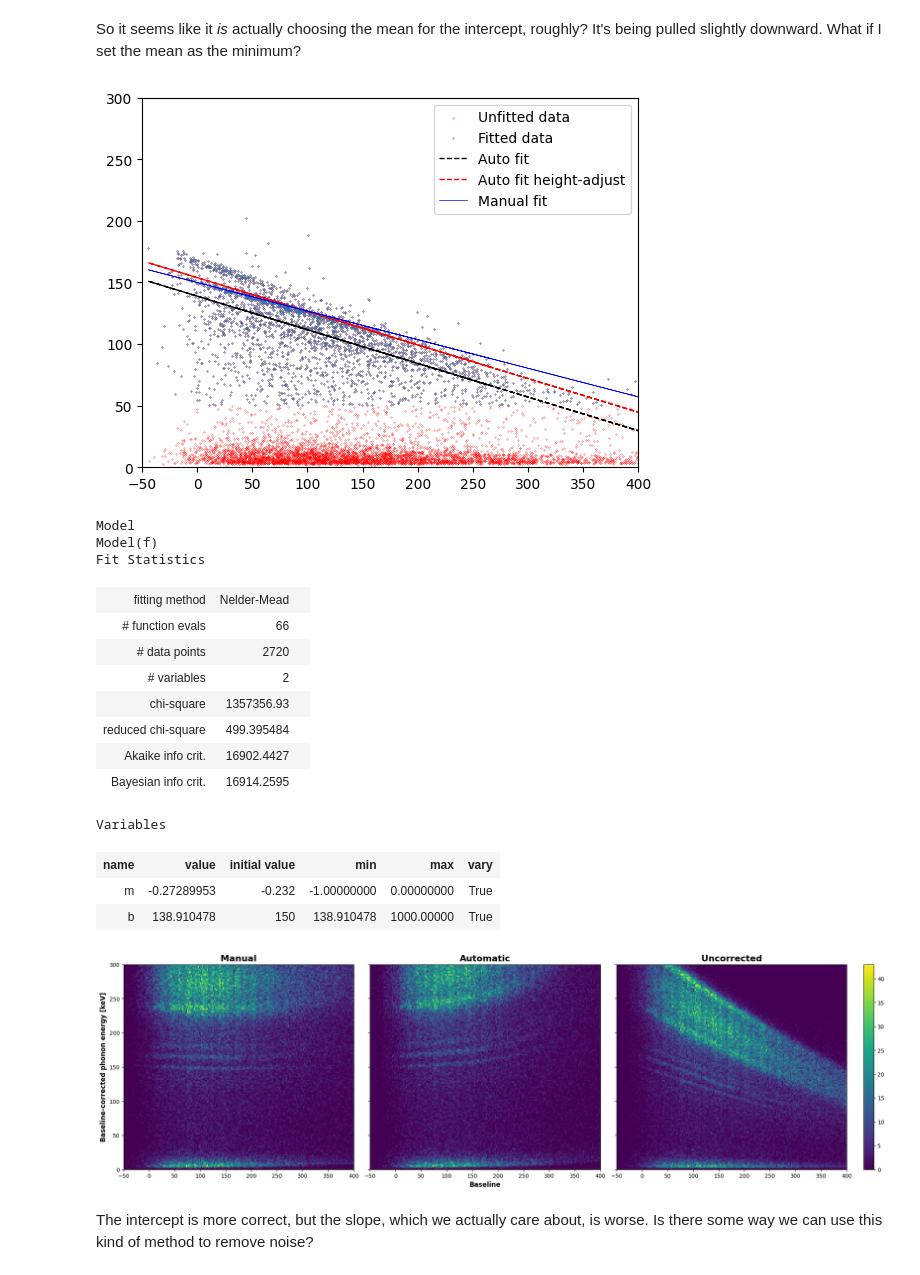
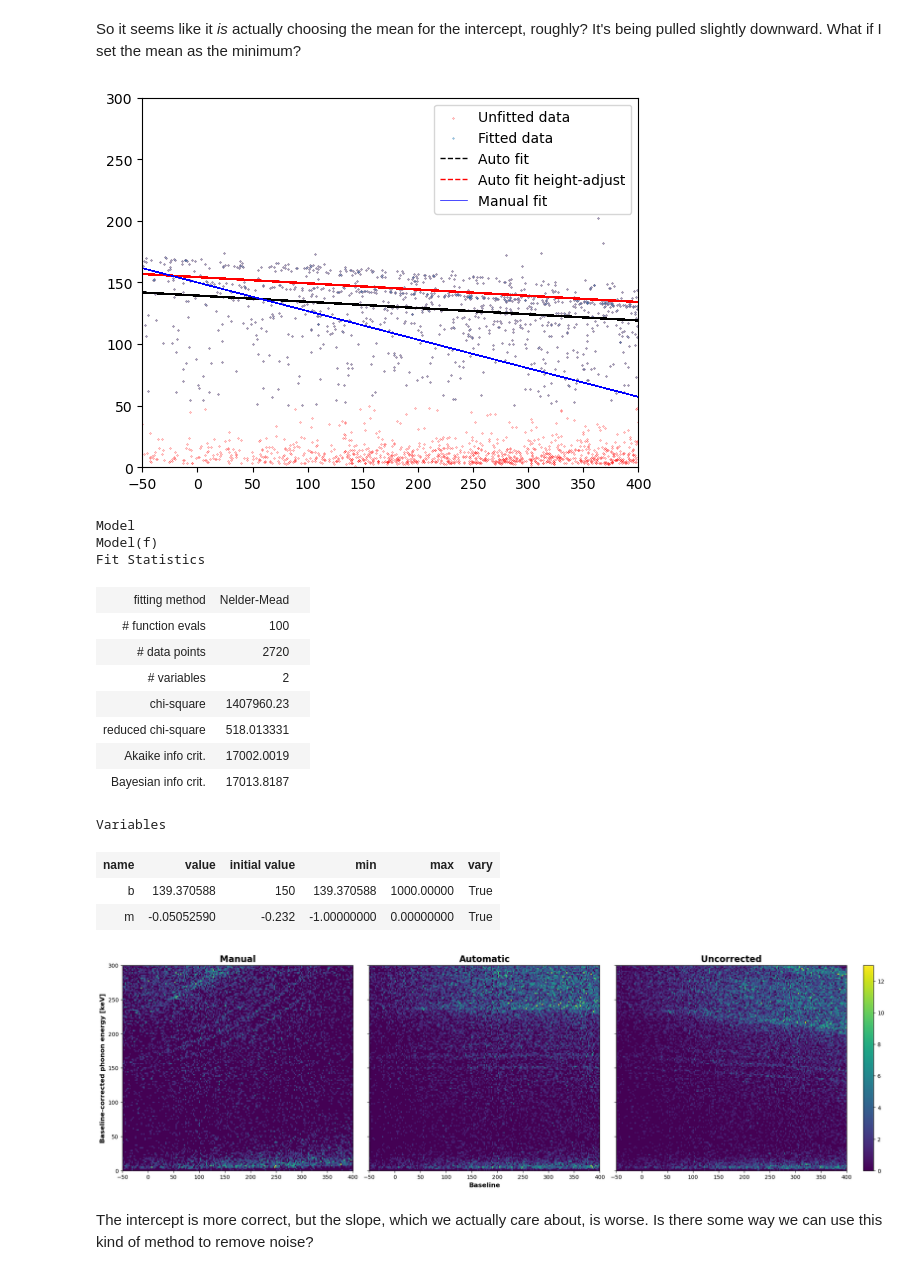
Before and after one commit to villano-lab/R76Analysis, a Jupyter notebook: HV1_Calibration.ipynb, the cells around one changed output. Cells and saved outputs as stored; diff of their text form; code cells hidden in the pictures.

```diff
--- a/HV1_Calibration.ipynb
+++ b/HV1_Calibration.ipynb
@@ -306,7 +272,7 @@ So it seems like it *is* actually choosing the mean for the intercept, roughly?
 # %%
 #Basic fit -- I expect issues with this due to many data points being the wrong region.
 
-x = z[4]["PFbs"][~z[4]["crand"] & z[4]["cphi1"] & z[4]["cam"] & (z[4]["pt_keV"]>50)]-3000
+x = z[4]["PSUMbs"][~z[4]["crand"] & z[4]["cphi1"] & z[4]["cam"] & (z[4]["pt_keV"]>50)]-18000
 y = z[4]["pt_keV"][~z[4]["crand"] & z[4]["cphi1"] & z[4]["cam"]  & (z[4]["pt_keV"]>50)] #cutting out all the "noise" at the bottom.
 #y=y[(x>0) & (x<200)];x = x[(x>0) & (x<200)] #cut off both at the end of the line
 
@@ -316,7 +282,7 @@ params.add('m',value=-0.232,max=0,min=-1); params.add('b',value=150,min=np.mean(
 fit = mod.fit(y,params,x=x,method='basinhop') #might be the best method for this data? not seeing singificant differences anymore
 #Is this okay? It's fitting to the wrong y-intercept but all I want is the slope...
 
-plt.scatter(z[4]["PFbs"][~z[4]["crand"] & z[4]["cphi1"] & z[4]["cam"]]-3000,z[4]["pt_keV"][~z[4]["crand"] & z[4]["cphi1"] & z[4]["cam"]],s=0.05,color='r',label='Unfitted data')
+plt.scatter(z[4]["PSUMbs"][~z[4]["crand"] & z[4]["cphi1"] & z[4]["cam"]]-18000,z[4]["pt_keV"][~z[4]["crand"] & z[4]["cphi1"] & z[4]["cam"]],s=0.05,color='r',label='Unfitted data')
 plt.scatter(x,y,s=0.1,label='Fitted data')
 
 plt.plot(x,fit.best_fit,linestyle='--',color='k',linewidth=1,label="Auto fit")
@@ -330,52 +296,52 @@ plt.show()
 
 fit
 # %% [output]
-[figure, old version]
+[figure, new version]
 Model
 Model(f)
 Fit Statistics
 | fitting method | Nelder-Mead |  |
-| # function evals | 66 |  |
+| # function evals | 100 |  |
 | # data points | 2720 |  |
 | # variables | 2 |  |
-| chi-square | 1357356.93 |  |
-| reduced chi-square | 499.395484 |  |
-| Akaike info crit. | 16902.4427 |  |
-| Bayesian info crit. | 16914.2595 |  |
+| chi-square | 1407960.23 |  |
+| reduced chi-square | 518.013331 |  |
+| Akaike info crit. | 17002.0019 |  |
+| Bayesian info crit. | 17013.8187 |  |
 Variables
 | name | value | initial value | min | max | vary |
-| m | -0.27289953 | -0.232 | -1.00000000 | 0.00000000 | True |
-| b | 138.910478 | 150 | 138.910478 | 1000.00000 | True |
+| b | 139.370588 | 150 | 139.370588 | 1000.00000 | True |
+| m | -0.05052590 | -0.232 | -1.00000000 | 0.00000000 | True |
 # %%
 fig,axs = plt.subplots(1,3,figsize=(20,6),constrained_layout=True,sharey=True)
 ax = axs[0]; ax2 = axs[1]; ax3 = axs[2]
-h = ax.hist2d(z[4]["PFbs"][~z[4]["crand"]]-3000,z[4]["pt_keV_bscorr"][~z[4]["crand"]]
+h = ax.hist2d(z[4]["PSUMbs"][~z[4]["crand"]]-18000,z[4]["pt_keV_bscorr"][~z[4]["crand"]]
                ,bins=[np.linspace(-50,400,200),np.linspace(0,300,150)])
 ax.set_ylabel("Baseline-corrected phonon energy [keV]",weight='bold',fontsize=12)
 #ax2 = fig.add_subplot(1,3,2)
-h = ax2.hist2d(z[4]["PFbs"][~z[4]["crand"]]-3000,z[4]["new_bscorr"][~z[4]["crand"]]
+h = ax2.hist2d(z[4]["PSUMbs"][~z[4]["crand"]]-18000,z[4]["new_bscorr"][~z[4]["crand"]]
                ,bins=[np.linspace(-50,400,200),np.linspace(0,300,150)])
 #ax3 = fig.add_subplot(1,3,3)
-h = ax3.hist2d(z[4]["PFbs"][~z[4]["crand"]]-3000,z[4]["pt_keV"][~z[4]["crand"]]
+h = ax3.hist2d(z[4]["PSUMbs"][~z[4]["crand"]]-18000,z[4]["pt_keV"][~z[4]["crand"]]
                ,bins=[np.linspace(-50,400,200),np.linspace(0,300,150)])
 ax2.set_xlabel("Baseline",weight='bold',fontsize=12)
 #Based on the calculation I think this might be what I have now? But,
 #Based on the plot it's very clearly not it.
 fig.colorbar(h[3])
 
 ax.set_title("Manual",weight='bold',size=16)
 ax2.set_title("Automatic",weight='bold',size=16)
 ax3.set_title("Uncorrected",weight='bold',size=16)
 
 comment = """
 pointsx = [0,0.22e-6,0.29e-6,0.38e-6] #Measured outputs, not yet known.
 
 plt.axhline(pointsx[1],color='red',linestyle='dotted')
 plt.axhline(pointsx[2],color='red',linestyle='dotted')
 plt.axhline(pointsx[3],color='red',linestyle='dotted')#"""
 
 plt.show()
 # %% [output]
-[figure, old version]
+[figure, new version]
 # %% [markdown]
 The intercept is more correct, but the slope, which we actually care about, is worse. Is there some way we can use this kind of method to remove noise?
```
Also changed, not shown: parts of 14 cells of this notebook.
